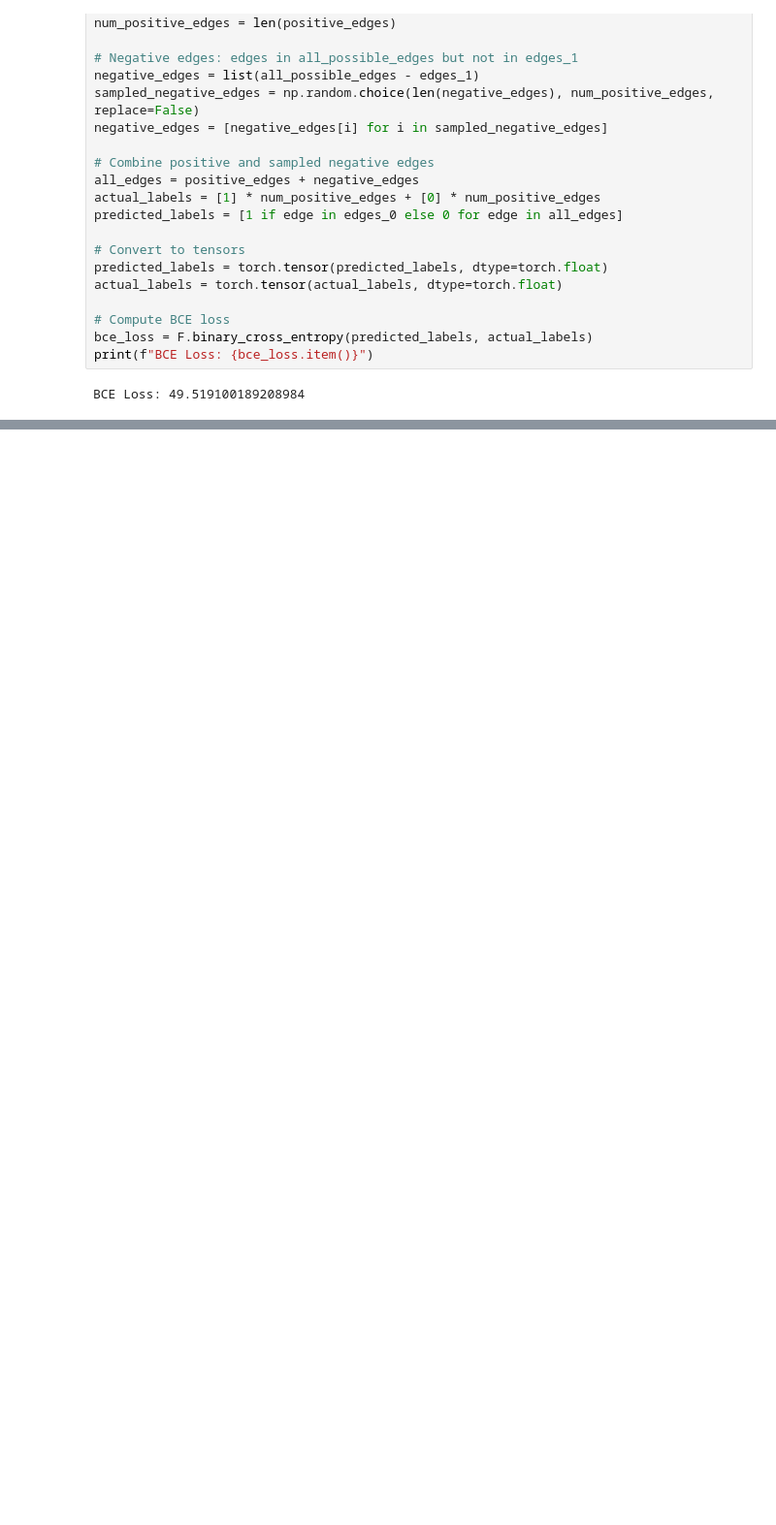
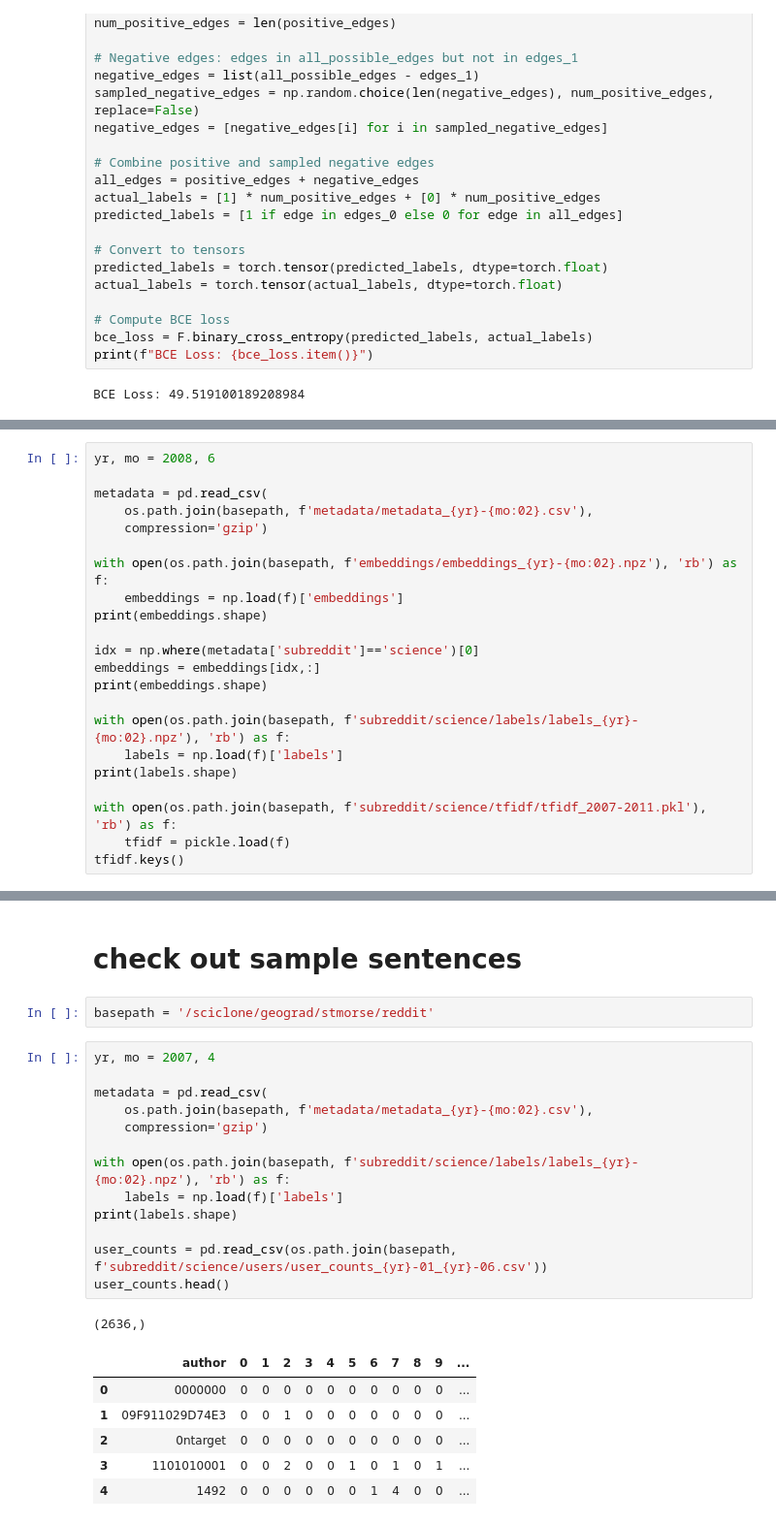
Before and after one commit to stmorse/sgg, a Jupyter notebook: src/gae2.ipynb, the cells around one changed output, grey strips where cells are left out. Shown: that part at 97% size. Cells and saved outputs as stored; diff of their text form; blank space fills up the shorter version.

```diff
--- a/src/gae2.ipynb
+++ b/src/gae2.ipynb
@@ -454,0 +463,22 @@ BCE Loss: 49.519100189208984
+# %%
+yr, mo = 2008, 6
+
+metadata = pd.read_csv(
+    os.path.join(basepath, f'metadata/metadata_{yr}-{mo:02}.csv'),
+    compression='gzip')
+
+with open(os.path.join(basepath, f'embeddings/embeddings_{yr}-{mo:02}.npz'), 'rb') as f:
+    embeddings = np.load(f)['embeddings']
+print(embeddings.shape)
+
+idx = np.where(metadata['subreddit']=='science')[0]
+embeddings = embeddings[idx,:]
+print(embeddings.shape)
+
+with open(os.path.join(basepath, f'subreddit/science/labels/labels_{yr}-{mo:02}.npz'), 'rb') as f:
+    labels = np.load(f)['labels']
+print(labels.shape)
+
+with open(os.path.join(basepath, f'subreddit/science/tfidf/tfidf_2007-2011.pkl'), 'rb') as f:
+    tfidf = pickle.load(f)
+tfidf.keys()
@@ -454,0 +564,25 @@ BCE Loss: 49.519100189208984
+# %% [markdown]
+# check out sample sentences
+# %%
+basepath = '/sciclone/geograd/stmorse/reddit'
+# %%
+yr, mo = 2007, 4
+
+metadata = pd.read_csv(
+    os.path.join(basepath, f'metadata/metadata_{yr}-{mo:02}.csv'),
+    compression='gzip')
+
+with open(os.path.join(basepath, f'subreddit/science/labels/labels_{yr}-{mo:02}.npz'), 'rb') as f:
+    labels = np.load(f)['labels']
+print(labels.shape)
+
+user_counts = pd.read_csv(os.path.join(basepath, f'subreddit/science/users/user_counts_{yr}-01_{yr}-06.csv'))
+user_counts.head()
+# %% [output]
+(2636,)
+|  | author | 0 | 1 | 2 | 3 | 4 | 5 | 6 | 7 | 8 | 9 | ... |
+| 0 | 0000000 | 0 | 0 | 0 | 0 | 0 | 0 | 0 | 0 | 0 | 0 | ... |
+| 1 | 09F911029D74E3 | 0 | 0 | 1 | 0 | 0 | 0 | 0 | 0 | 0 | 0 | ... |
+| 2 | 0ntarget | 0 | 0 | 0 | 0 | 0 | 0 | 0 | 0 | 0 | 0 | ... |
+| 3 | 1101010001 | 0 | 0 | 2 | 0 | 0 | 1 | 0 | 1 | 0 | 1 | ... |
+| 4 | 1492 | 0 | 0 | 0 | 0 | 0 | 0 | 1 | 4 | 0 | 0 | ... |
```
Also changed, not shown: parts of 15 cells of this notebook, 2 other files.
